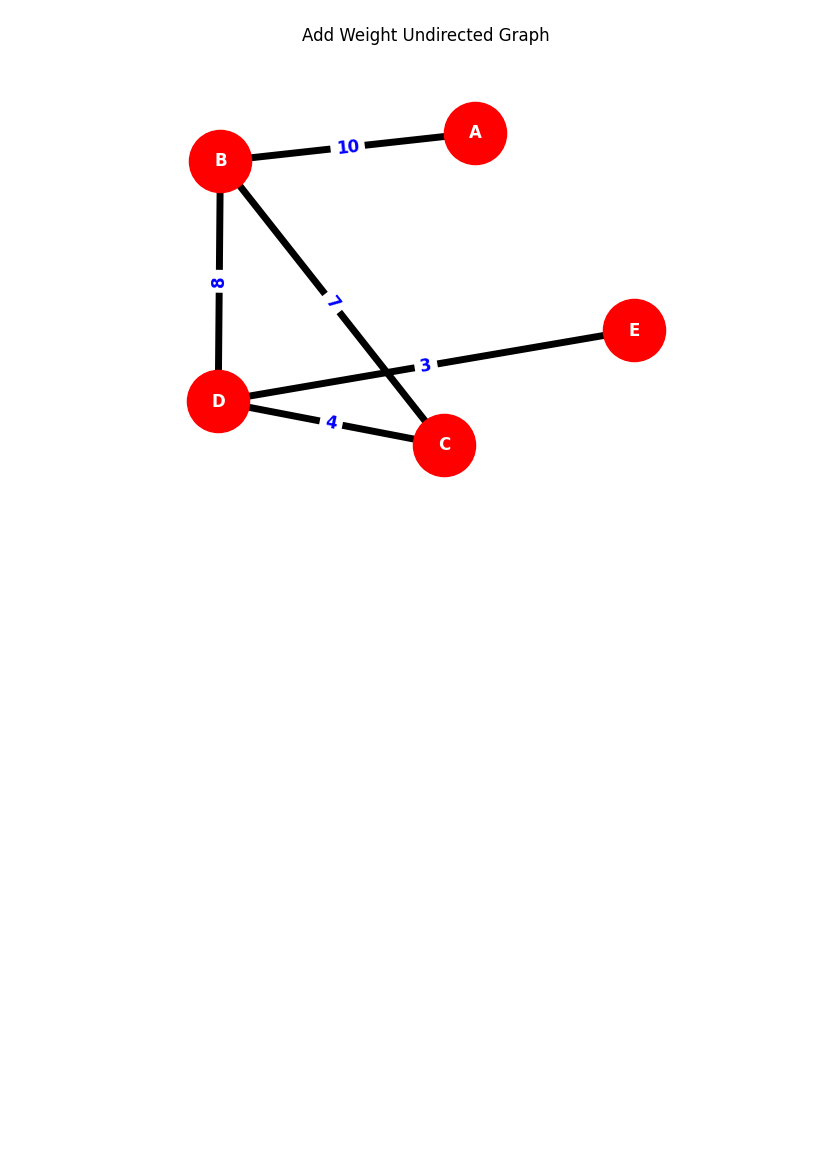
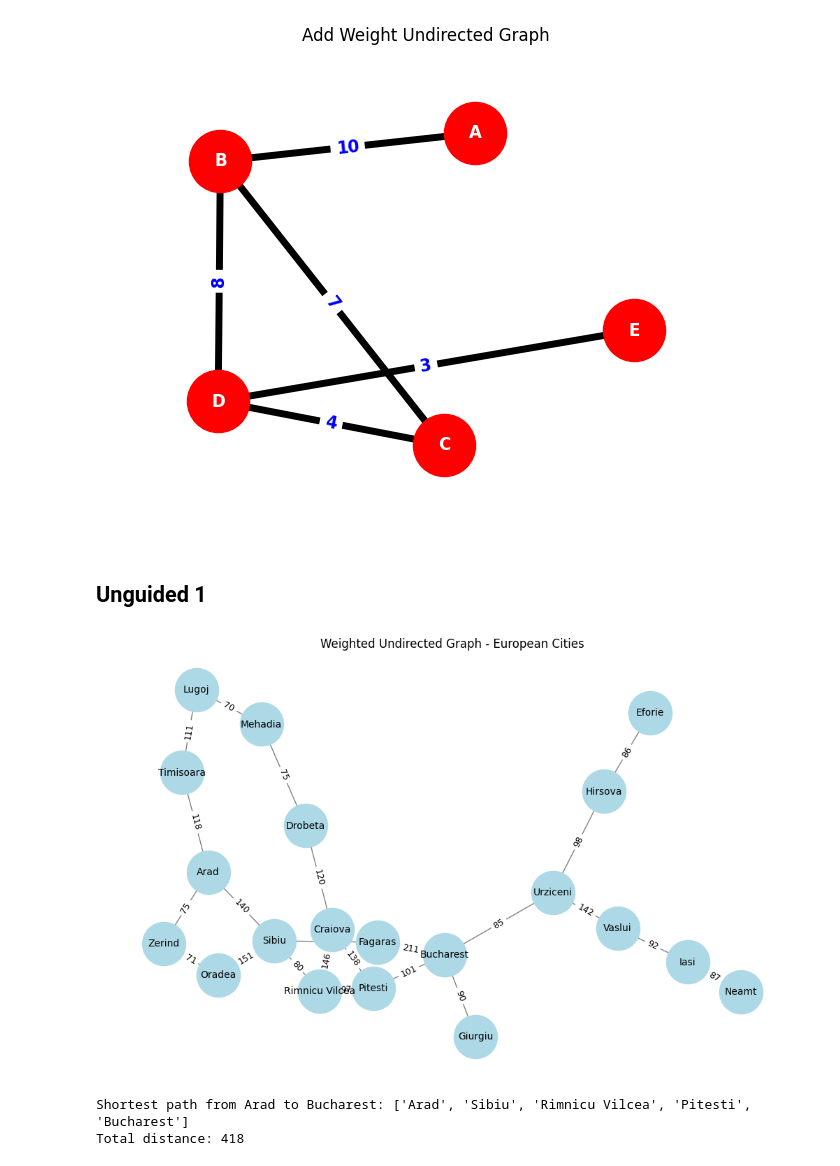
Before and after one commit to Ozyura1/Laprak-Semester4, a Jupyter notebook: Modul_3_17_Maret_Graph.ipynb, the cells around one changed output. Saved outputs shown, nothing was run; the diff lists cells and outputs as text; code cells hidden in the pictures; blank space fills up the shorter version.

```diff
--- a/Modul_3_17_Maret_Graph.ipynb
+++ b/Modul_3_17_Maret_Graph.ipynb
@@ -275,3 +275,53 @@ G_undirected.add_weighted_edges_from(edge_weight_data)
 show_graph(G_undirected, pos=pos, title="Add Weight Undirected Graph")
 # %% [output]
 [figure]
+# %% [markdown]
+## Unguided 1
+# %%
+import networkx as nx
+import matplotlib.pyplot as plt
+
+# Buat graf berbobot tak berarah (undirected graph)
+G = nx.Graph()
+
+# Tambahkan simpul (node)
+kota = ["Oradea", "Zerind", "Arad", "Timisoara", "Lugoj", "Mehadia", "Drobeta", "Craiova", "Rimnicu Vilcea", "Sibiu", "Fagaras", "Pitesti", "Bucharest", "Giurgiu", "Urziceni", "Hirsova", "Eforie", "Vaslui", "Iasi", "Neamt"]
+G.add_nodes_from(kota)
+
+# Tambahkan sisi (edge) dengan bobot sesuai peta
+edges = [
+    ("Oradea", "Zerind", 71), ("Oradea", "Sibiu", 151),
+    ("Zerind", "Arad", 75), ("Arad", "Sibiu", 140), ("Arad", "Timisoara", 118),
+    ("Timisoara", "Lugoj", 111), ("Lugoj", "Mehadia", 70),
+    ("Mehadia", "Drobeta", 75), ("Drobeta", "Craiova", 120),
+    ("Craiova", "Rimnicu Vilcea", 146), ("Craiova", "Pitesti", 138),
+    ("Rimnicu Vilcea", "Sibiu", 80), ("Rimnicu Vilcea", "Pitesti", 97),
+    ("Sibiu", "Fagaras", 99), ("Fagaras", "Bucharest", 211),
+    ("Pitesti", "Bucharest", 101), ("Bucharest", "Giurgiu", 90),
+    ("Bucharest", "Urziceni", 85), ("Urziceni", "Vaslui", 142),
+    ("Vaslui", "Iasi", 92), ("Iasi", "Neamt", 87),
+    ("Urziceni", "Hirsova", 98), ("Hirsova", "Eforie", 86)
+]
+
+G.add_weighted_edges_from(edges)
+
+# Gambar graf
+plt.figure(figsize=(10, 6))
+pos = nx.spring_layout(G, seed=42)  # Tata letak graf
+nx.draw(G, pos, with_labels=True, node_color='lightblue', edge_color='gray', node_size=2000, font_size=10)
+edge_labels = {(u, v): d['weight'] for u, v, d in G.edges(data=True)}
+nx.draw_networkx_edge_labels(G, pos, edge_labels=edge_labels, font_size=9)
+plt.title("Weighted Undirected Graph - European Cities")
+plt.show()
+
+# Menampilkan shortest path untuk semua pasangan simpul
+shortest_paths = dict(nx.all_pairs_dijkstra_path(G))
+shortest_distances = dict(nx.all_pairs_dijkstra_path_length(G))
+
+# Contoh menampilkan shortest path dari "Arad" ke "Bucharest"
+print("Shortest path from Arad to Bucharest:", shortest_paths["Arad"]["Bucharest"])
+print("Total distance:", shortest_distances["Arad"]["Bucharest"])
+# %% [output]
+[figure, added]
+Shortest path from Arad to Bucharest: ['Arad', 'Sibiu', 'Rimnicu Vilcea', 'Pitesti', 'Bucharest']
+Total distance: 418
```
Also changed, not shown: parts of 2 cells of this notebook.
